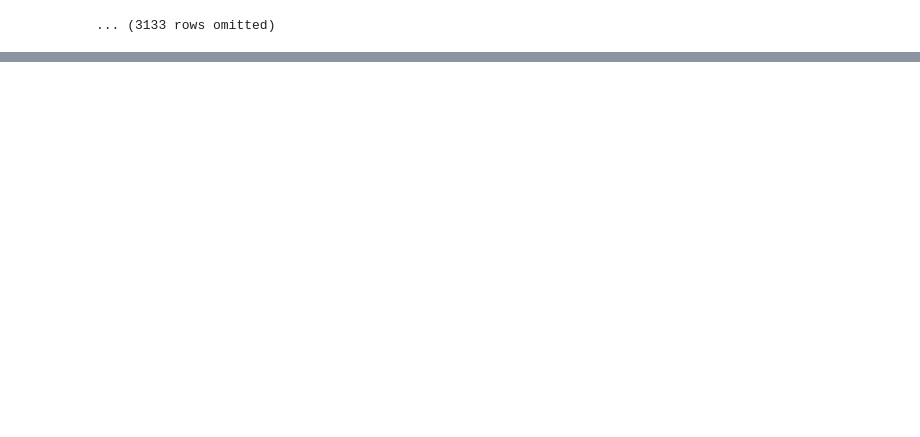
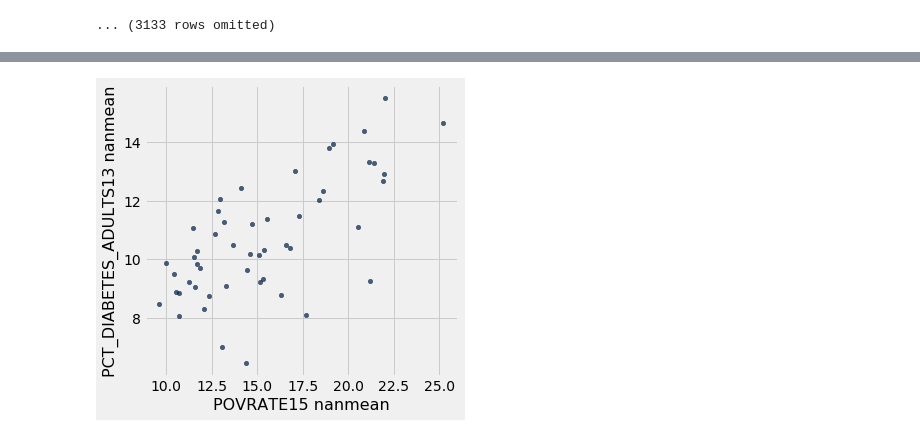
Before and after one commit to omkarshanbhag/health_socioeconomic_data_exploration, a Jupyter notebook: health_socio.ipynb, the cells around one changed output, grey strips where cells are left out. Saved outputs shown, nothing was run; the diff lists cells and outputs as text; code cells hidden in the pictures; blank space fills up the shorter version.

```diff
--- a/health_socio.ipynb
+++ b/health_socio.ipynb
@@ -42,0 +108,4 @@ counties_socioeconomic
+# %%
+#condense the table into only relevant information by using the 'select' function to only take the columns that were relevant to our investigation
+counties_condensed = counties_socio_health.select('FIPS', 'State', 'County', 'POVRATE15', 'PCT_DIABETES_ADULTS13', 'PCT_OBESE_ADULTS13')
+counties_condensed
@@ -42,0 +129,6 @@ counties_socioeconomic
+# %%
+#Scatter plot of means (grouped by state, excluding 'nan' values)
+counties_grouped = counties_condensed.group('State', np.nanmean)
+counties_grouped.scatter('POVRATE15 nanmean', 'PCT_DIABETES_ADULTS13 nanmean')
+# %% [output]
+[figure, added]
```
Also changed, not shown: parts of 46 cells of this notebook, 1 other file.
